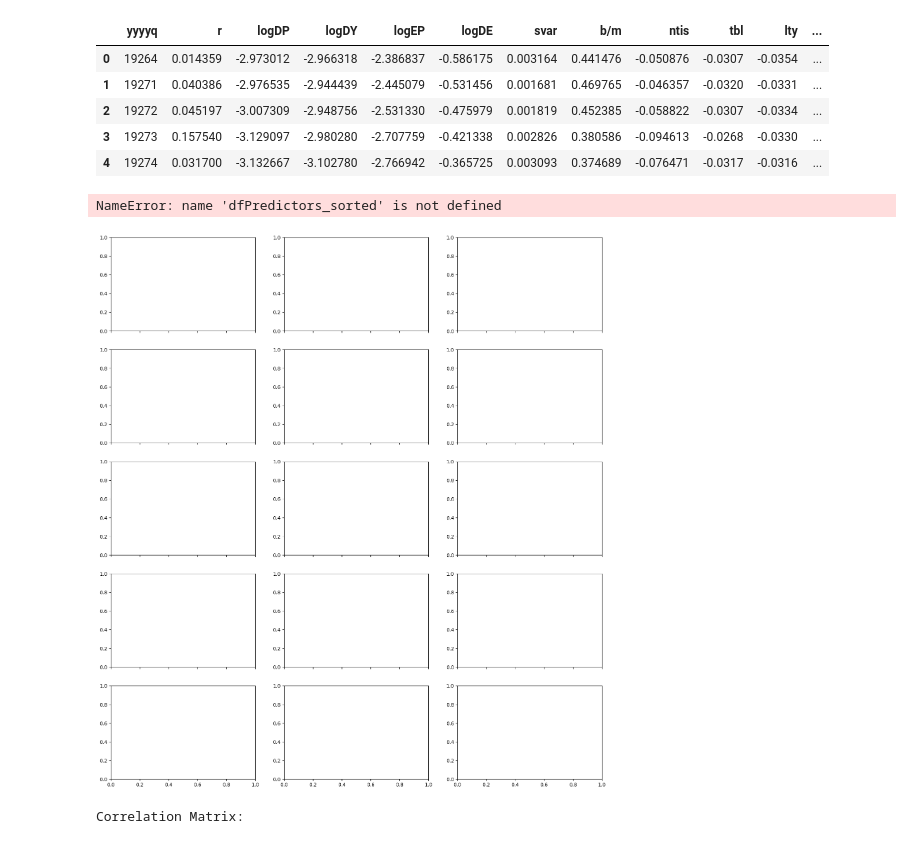
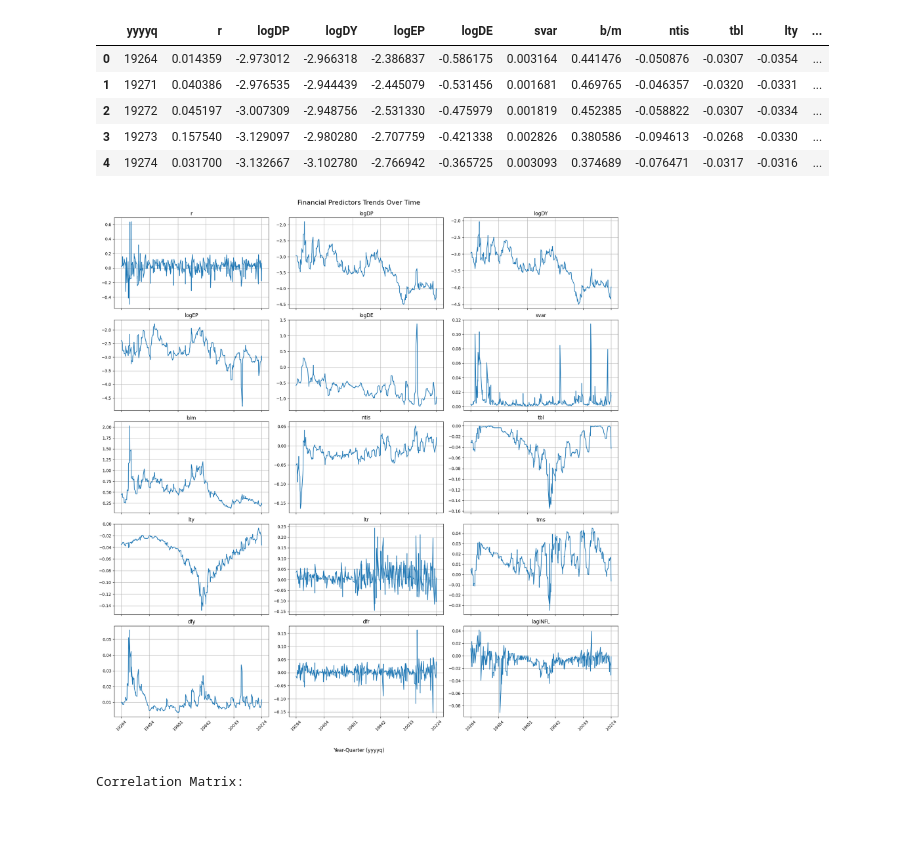
Before and after one commit to siddharthyashkukreja-cloud/QuantInvesting, a Jupyter notebook: assignment.ipynb, the cells around one changed output. Drawn from its saved outputs; the diff is of its cells as text; code cells hidden in the pictures.

Commit message:
added plot pictures, and fixed EDA evolution of some variables over time.

```diff
--- a/assignment.ipynb
+++ b/assignment.ipynb
@@ -38,38 +38,37 @@ fig, axes = plt.subplots(num_rows, 3, figsize=(18, num_rows * 4), sharex=True)
 axes = axes.flatten()  # Flatten to make indexing easier
 
 # Plot each column in its own subplot
 col_idx = 0
 for col in dfPredictors.columns:
     if col != 'yyyyq':  # Skip the x-axis column
-        axes[col_idx].plot(dfPredictors_sorted['yyyyq'], dfPredictors_sorted[col])
+        axes[col_idx].plot(dfPredictors['yyyyq'], dfPredictors[col])
         axes[col_idx].set_title(col)
         axes[col_idx].grid(True)
         col_idx += 1
 
 # Hide any unused subplots
 for i in range(col_idx, len(axes)):
     fig.delaxes(axes[i])
 
 # Set major ticks at reasonable intervals for better readability
-tick_indices = np.linspace(0, len(dfPredictors_sorted)-1, 6, dtype=int)
-tick_values = dfPredictors_sorted.iloc[tick_indices]['yyyyq'].values
+tick_indices = np.linspace(0, len(dfPredictors)-1, 6, dtype=int)
+tick_values = dfPredictors.iloc[tick_indices]['yyyyq'].values
 
 # Apply x-ticks to all subplots
 for ax in axes[:col_idx]:
     ax.set_xticks(tick_values)
     ax.set_xticklabels(tick_values, rotation=45)
 
 # Add overall title and x-axis label
 plt.suptitle('Financial Predictors Trends Over Time', fontsize=16)
 fig.text(0.5, 0.04, 'Year-Quarter (yyyyq)', ha='center', fontsize=12)
 
 # Tight layout
 plt.tight_layout()
 plt.subplots_adjust(top=0.95, bottom=0.1)
 plt.show()
 # %% [output]
-NameError: name 'dfPredictors_sorted' is not defined
-[figure, old version]
+[figure, new version]
 # %%
 # Calculate the correlation matrix
 correlation_matrix = dfPredictors[dfPredictors.columns[1:]].corr() # Exclude 'yyyyq' from correlation calculation
```
Also changed, not shown: parts of 3 cells of this notebook, 4 other files.
